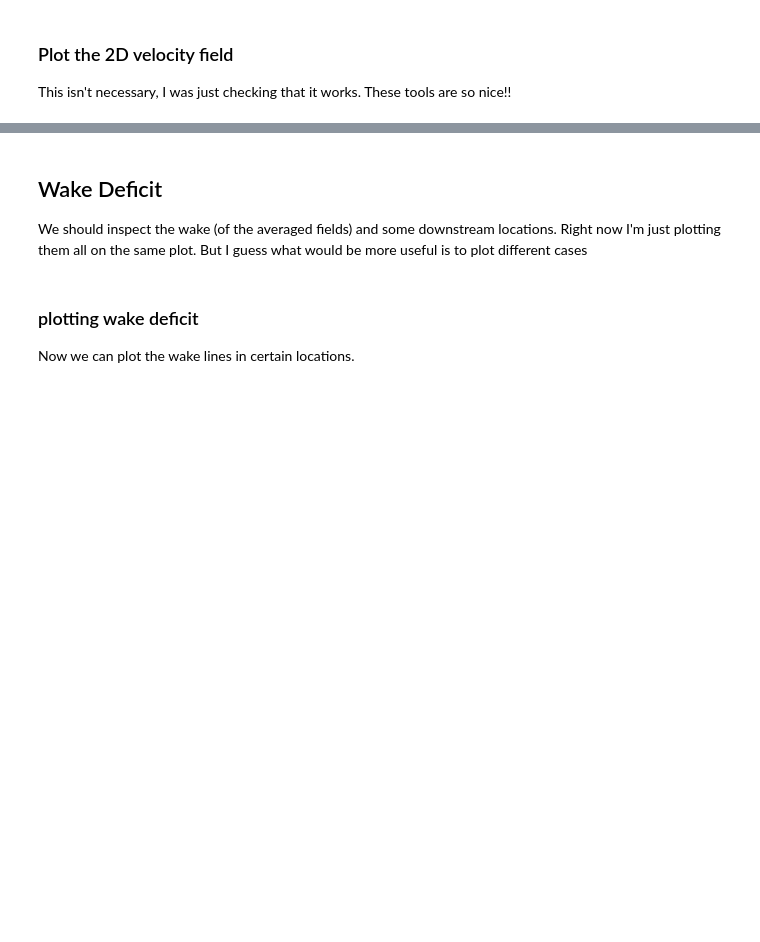
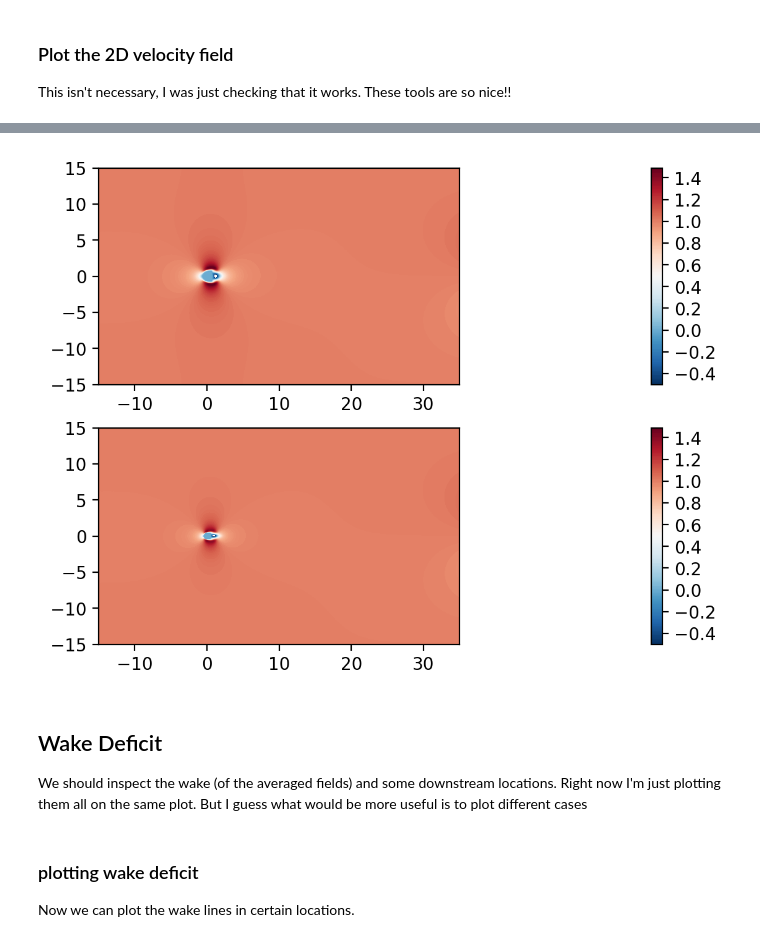
Before and after one commit to ExtremeFLOW/neko-top, a Jupyter notebook: examples/brinkman_parameters/post_processing/wake_visualization.ipynb, the cells around one changed output, grey strips where cells are left out. Drawn from its saved outputs; the diff is of its cells as text; code cells hidden in the pictures; blank space fills up the shorter version.

```diff
--- a/examples/brinkman_parameters/post_processing/wake_visualization.ipynb
+++ b/examples/brinkman_parameters/post_processing/wake_visualization.ipynb
@@ -67,12 +52,24 @@ pynekread(results_path + meshed_path + stats_file + '/' + stats_file +'.f00001',
 ### Plot the 2D velocity field
 This isn't necessary, I was just checking that it works. These tools are so nice!!
 # %%
-fig, ax = plt.subplots(2,1, figsize=(40, 5), dpi = 200)
-c = ax[0].tricontourf(brinkman_msh.x.flatten(), brinkman_msh.y.flatten() ,brinkman_fld.registry["u"].flatten(), levels=100, cmap="RdBu_r")
-fig.colorbar(c)
-ax[0].set_aspect('equal')
-c = ax[1].tricontourf(meshed_msh.x.flatten(), meshed_msh.y.flatten() ,meshed_fld.registry["u"].flatten(), levels=100, cmap="RdBu_r")
-fig.colorbar(c)
-ax[1].set_aspect('equal')
-plt.show()
+import matplotlib.pyplot as plt
+import numpy as np
+from pynektools.datatypes.field import FieldRegistry
+import os
+os.environ["PYNEKTOOLS_HIDE_LOG"] = 'true'
+
+# path locations
+results_path = "../../../results/brinkman_parameters/dt_check/"
+brinkman_path = "brinkman/"
+meshed_path = "meshed/"
+# stats_file = "stats0"
+stats_file = "field0"
+
+# IBM
+file_name = results_path + brinkman_path + stats_file + '/' + stats_file
+brinkman_msh, brinkman_fld = load_stats_file(file_name, 1)
+
+# Meshed
+file_name = results_path + meshed_path + stats_file + '/' + stats_file
+meshed_msh, meshed_fld = load_stats_file(file_name, 1)
 # %% [output]
@@ -80,3 +93,14 @@ plt.show()
+# %%
+fig, ax = plt.subplots(2,1, figsize=(40, 5), dpi = 200)
+c = ax[0].tricontourf(brinkman_msh.x.flatten(), brinkman_msh.y.flatten() ,brinkman_fld.registry["u"].flatten(), levels=np.arange(start=-0.5, stop=1.5, step=0.01), cmap="RdBu_r")
+fig.colorbar(c)
+ax[0].set_aspect('equal')
+c = ax[1].tricontourf(meshed_msh.x.flatten(), meshed_msh.y.flatten() ,meshed_fld.registry["u"].flatten(), levels=np.arange(start=-0.5, stop=1.5, step=0.01), cmap="RdBu_r")
+fig.colorbar(c)
+ax[1].set_aspect('equal')
+plt.show()
+# %% [output]
+[figure, added]
 # %% [markdown]
 ## Wake Deficit
 
```
Also changed, not shown: parts of 20 cells of this notebook, 1 other file.
